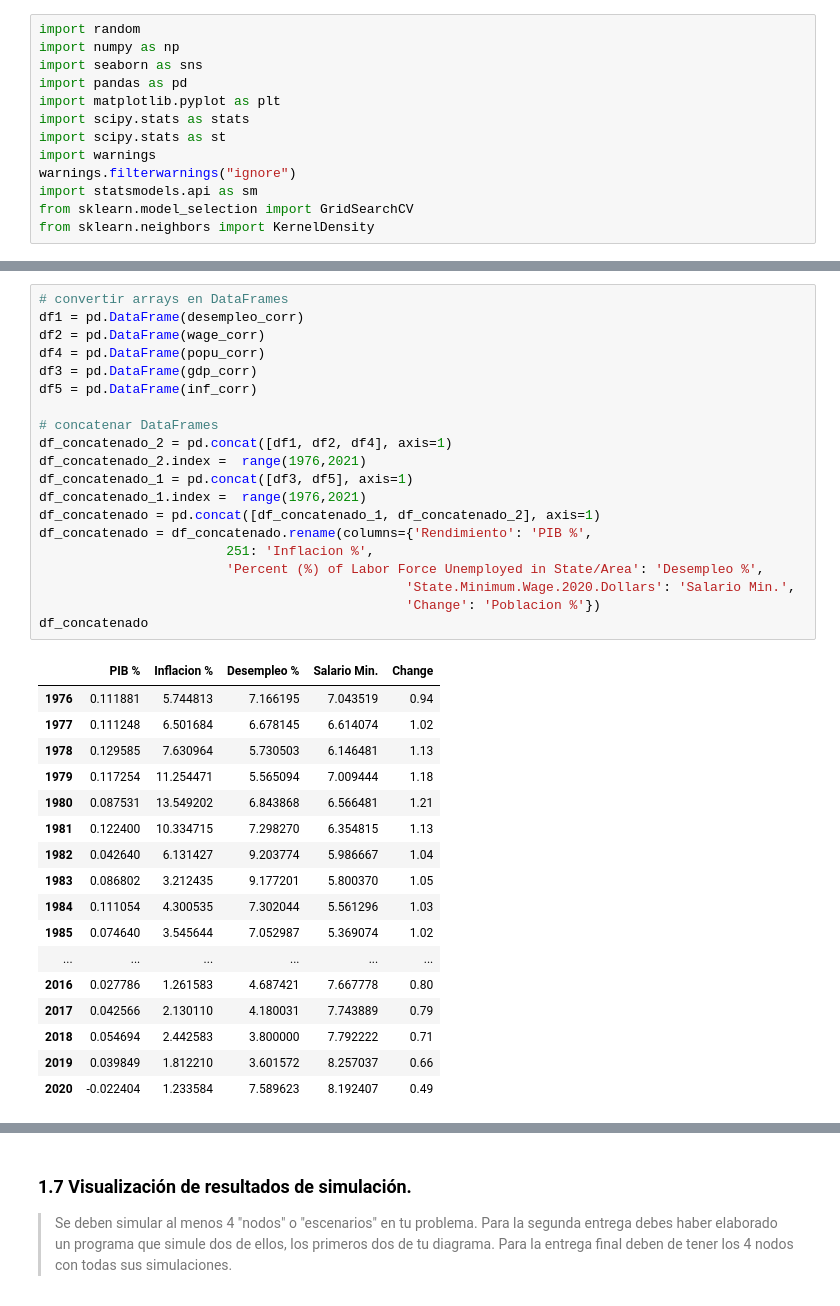
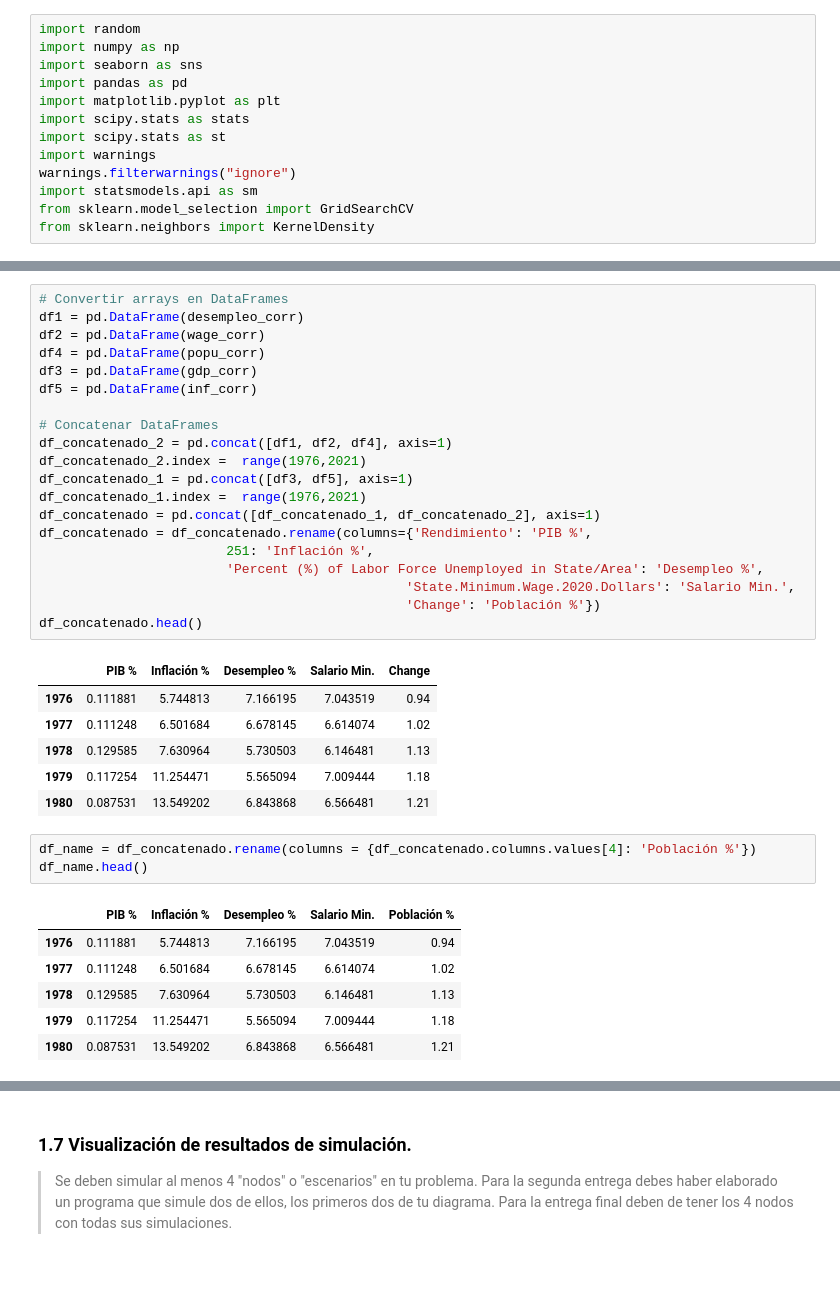
Before and after one commit to Zairo9/Proyecto, a Jupyter notebook: GuiaProyecto.ipynb, the cells around one changed output, grey strips where cells are left out. Saved outputs shown, nothing was run; the diff lists cells and outputs as text; blank space fills up the shorter version.

```diff
--- a/GuiaProyecto.ipynb
+++ b/GuiaProyecto.ipynb
@@ -116,40 +116,39 @@ inf = inf[inf["Country Name"]=="Estados Unidos"].drop(columns=["Country Name", "
 inf_corr = inf.iloc[16:61]
 inf_corr = pd.Series(inf_corr[251]).rename(index=dict(zip(range(26, 71), range(1976,2021))))
 # %%
-# convertir arrays en DataFrames
+# Convertir arrays en DataFrames
 df1 = pd.DataFrame(desempleo_corr)
 df2 = pd.DataFrame(wage_corr)
 df4 = pd.DataFrame(popu_corr)
 df3 = pd.DataFrame(gdp_corr)
 df5 = pd.DataFrame(inf_corr)
 
-# concatenar DataFrames
+# Concatenar DataFrames
 df_concatenado_2 = pd.concat([df1, df2, df4], axis=1)
 df_concatenado_2.index =  range(1976,2021)
 df_concatenado_1 = pd.concat([df3, df5], axis=1)
 df_concatenado_1.index =  range(1976,2021)
 df_concatenado = pd.concat([df_concatenado_1, df_concatenado_2], axis=1)
 df_concatenado = df_concatenado.rename(columns={'Rendimiento': 'PIB %',
-                        251: 'Inflacion %',
+                        251: 'Inflación %',
                         'Percent (%) of Labor Force Unemployed in State/Area': 'Desempleo %',
                                                'State.Minimum.Wage.2020.Dollars': 'Salario Min.',
-                                               'Change': 'Poblacion %'})
-df_concatenado
+                                               'Change': 'Población %'})
+df_concatenado.head()
 # %% [output]
-|  | PIB % | Inflacion % | Desempleo % | Salario Min. | Change |
+|  | PIB % | Inflación % | Desempleo % | Salario Min. | Change |
 | 1976 | 0.111881 | 5.744813 | 7.166195 | 7.043519 | 0.94 |
 | 1977 | 0.111248 | 6.501684 | 6.678145 | 6.614074 | 1.02 |
 | 1978 | 0.129585 | 7.630964 | 5.730503 | 6.146481 | 1.13 |
 | 1979 | 0.117254 | 11.254471 | 5.565094 | 7.009444 | 1.18 |
 | 1980 | 0.087531 | 13.549202 | 6.843868 | 6.566481 | 1.21 |
-| 1981 | 0.122400 | 10.334715 | 7.298270 | 6.354815 | 1.13 |
-| 1982 | 0.042640 | 6.131427 | 9.203774 | 5.986667 | 1.04 |
-| 1983 | 0.086802 | 3.212435 | 9.177201 | 5.800370 | 1.05 |
-| 1984 | 0.111054 | 4.300535 | 7.302044 | 5.561296 | 1.03 |
-| 1985 | 0.074640 | 3.545644 | 7.052987 | 5.369074 | 1.02 |
-| ... | ... | ... | ... | ... | ... |
-| 2016 | 0.027786 | 1.261583 | 4.687421 | 7.667778 | 0.80 |
-| 2017 | 0.042566 | 2.130110 | 4.180031 | 7.743889 | 0.79 |
-| 2018 | 0.054694 | 2.442583 | 3.800000 | 7.792222 | 0.71 |
-| 2019 | 0.039849 | 1.812210 | 3.601572 | 8.257037 | 0.66 |
-| 2020 | -0.022404 | 1.233584 | 7.589623 | 8.192407 | 0.49 |
+# %%
+df_name = df_concatenado.rename(columns = {df_concatenado.columns.values[4]: 'Población %'})
+df_name.head()
+# %% [output]
+|  | PIB % | Inflación % | Desempleo % | Salario Min. | Población % |
+| 1976 | 0.111881 | 5.744813 | 7.166195 | 7.043519 | 0.94 |
+| 1977 | 0.111248 | 6.501684 | 6.678145 | 6.614074 | 1.02 |
+| 1978 | 0.129585 | 7.630964 | 5.730503 | 6.146481 | 1.13 |
+| 1979 | 0.117254 | 11.254471 | 5.565094 | 7.009444 | 1.18 |
+| 1980 | 0.087531 | 13.549202 | 6.843868 | 6.566481 | 1.21 |
```
Also changed, not shown: parts of 6 cells of this notebook.
